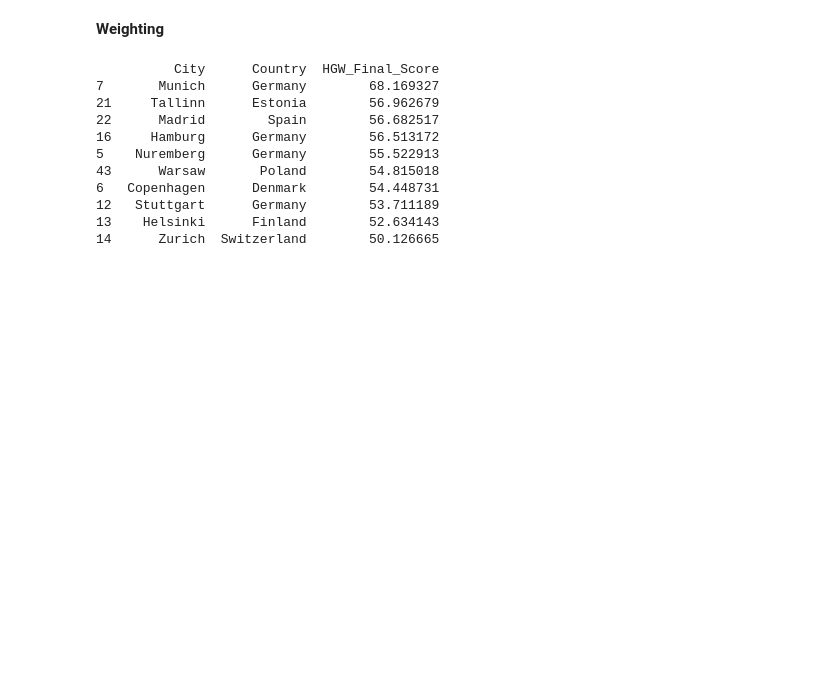
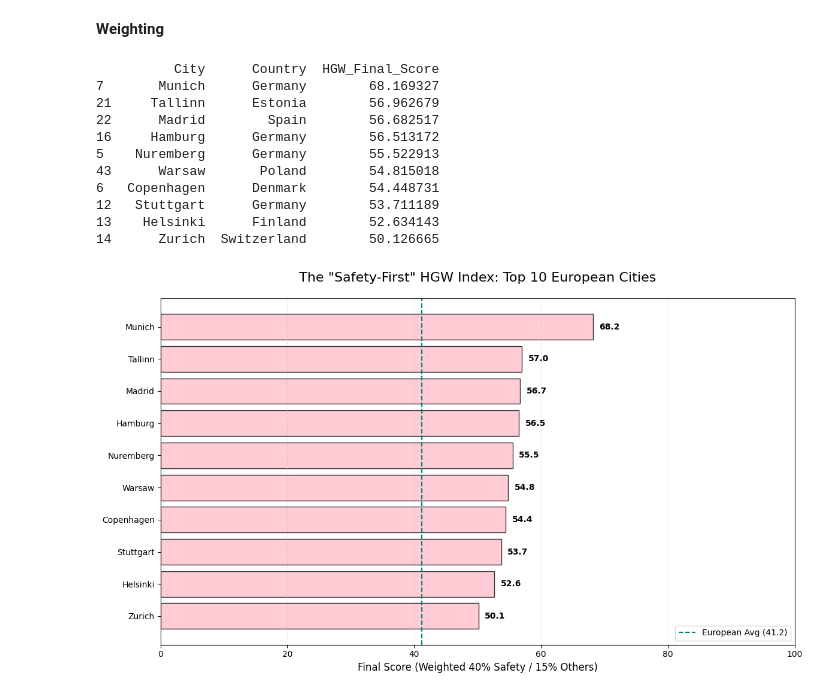
Before and after one commit to AoifeMurphy02/DAV_Specification_Index_Generation_and_Visualization, a Jupyter notebook: HGW_Index.ipynb, the cells around one changed output. Cells and saved outputs as stored; diff of their text form; code cells hidden in the pictures; blank space fills up the shorter version.

Commit message:
viz: create horizontal bar chart for Top 10 HGW cities
 - Visualized the final "Safety-First" rankings using a horizontal bar chart.

- Added a vertical reference line for the European average score.

- Included data labels on bars and applied a themed color palette (pink/teal) for better readability.

```diff
--- a/HGW_Index.ipynb
+++ b/HGW_Index.ipynb
@@ -1201,3 +1201,33 @@ print(top_cities[['City', 'Country', 'HGW_Final_Score']])
 12   Stuttgart      Germany        53.711189
 13    Helsinki      Finland        52.634143
 14      Zurich  Switzerland        50.126665
+# %%
+# Sort for the top 10
+top_10_safety = df_europe_master.sort_values(by='HGW_Final_Score', ascending=False).head(10)
+
+plt.figure(figsize=(12, 7))
+
+# Create horizontal bars
+bars = plt.barh(top_10_safety['City'][::-1], top_10_safety['HGW_Final_Score'][::-1],
+                color='pink', alpha=0.8, edgecolor='black')
+
+# Add score labels to the end of each bar
+for bar in bars:
+    plt.text(bar.get_width() + 1, bar.get_y() + bar.get_height()/2,
+             f'{bar.get_width():.1f}', va='center', fontweight='bold', color='black')
+
+# Add a vertical line for the average score of all cities in your list
+avg_score = df_europe_master['HGW_Final_Score'].mean()
+plt.axvline(avg_score, color='teal', linestyle='--', label=f'European Avg ({avg_score:.1f})')
+
+# Formatting
+plt.title('The "Safety-First" HGW Index: Top 10 European Cities', fontsize=16, pad=20)
+plt.xlabel('Final Score (Weighted 40% Safety / 15% Others)', fontsize=12)
+plt.xlim(0, 100)
+plt.legend(loc='lower right')
+plt.grid(axis='x', linestyle=':', alpha=0.5)
+
+plt.tight_layout()
+plt.show()
+# %% [output]
+[figure, added]
```
